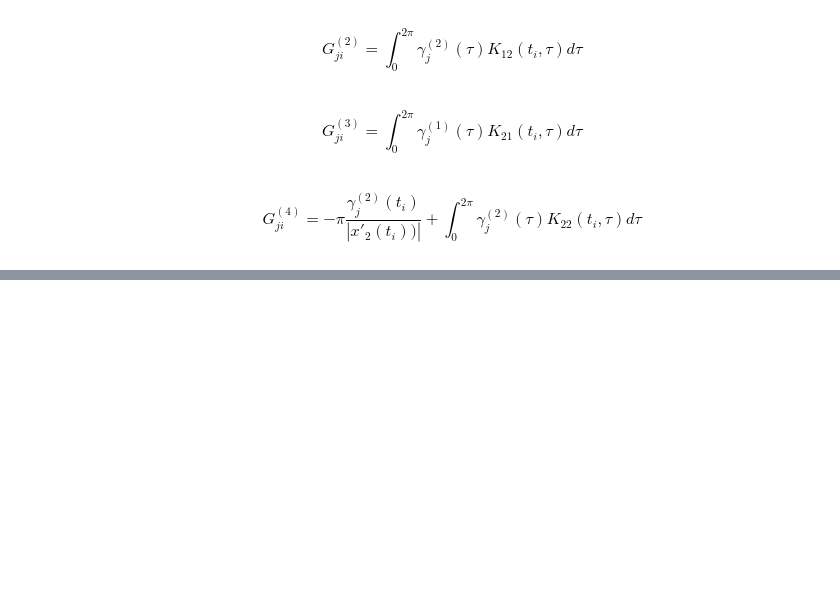
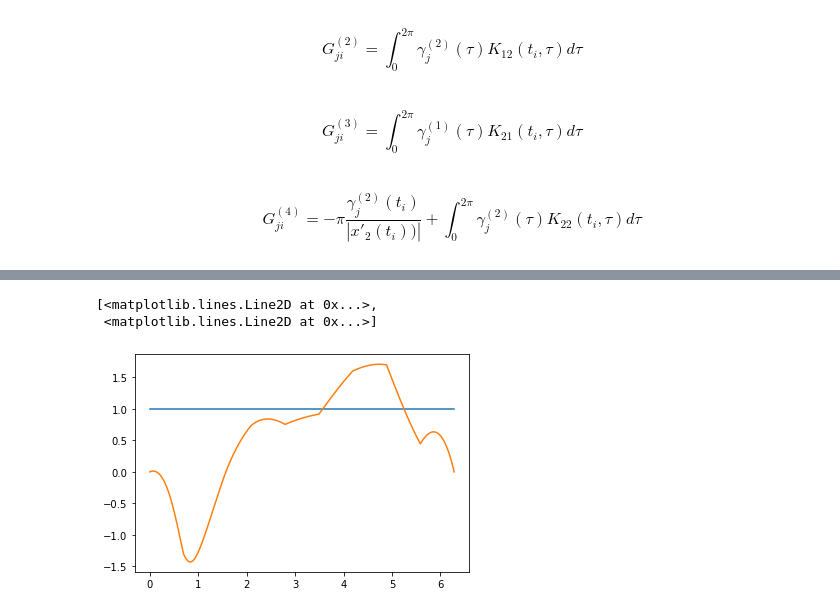
Before and after one commit to BohdanBuhrii/Linear-Integral-Equations, a Jupyter notebook: Program/Collocation.ipynb, the cells around one changed output, grey strips where cells are left out. Cells and saved outputs as stored; diff of their text form; code cells hidden in the pictures; blank space fills up the shorter version.

```diff
--- a/Program/Collocation.ipynb
+++ b/Program/Collocation.ipynb
@@ -114,6 +131,20 @@ def basicFunction(j, x, xx=xx, h=h):
     return (xx[j+1] - x)/h
   else:
     return 0
+# %%
+def quadrature_with_ln_special_case(f, M=100):
+  '''integral from 0 to 2pi'''
+
+  n = M
+  tt = [i*np.pi/M for i in range(2*M)]
+
+  R = lambda i, t: -1/n * sum([1/m* np.cos(m*(t - tt[i])) + 1/(2*n)*np.cos(n*(t - tt[i]))
+                                  for m in range(1, n)])
+
+  def integral(t):
+    return 2*np.pi*sum([R(j,t)*f(tt[j]) for j in range(2*M -1)])
+
+  return integral
 # %% [markdown]
 $$
 G^{(1)}_{ji} = \int_{0}^{2\pi} \gamma^{(1)}_{j}(\tau) K_{11}(t_i, \tau) d \tau
@@ -122,9 +153,9 @@ $$
 G1 = np.zeros((n,n)).tolist()
 for i in range(n):
   for j in range(n):
+    K_1 = quadrature_with_ln_special_case(lambda s: K11_1(xx[i], s)*basicFunction(j, s))(xx[i])
 
-    Kxi_li= lambda s: K11(xx[i], s) * basicFunction(j, s)
+    (K_2, err) = integrate.quad(lambda s: K11_2(xx[i], s)*basicFunction(j, s), a, b)
 
-    (integral, err) = integrate.quad(Kxi_li, a, b)
 
-    G1[i][j] = integral
+    G1[i][j] = K_1 + K_2
@@ -212,2 +327,11 @@ u_approx = lambda x: 1/(2*np.pi) * integrate.quad(psi1_approx(x psi1_approx(x, a
+# %%
+ffff = lambda tau: psi1_approx(tau)*K1([1,1], tau)/LA.norm(dx1(tau))
+
+xxx = np.linspace(0, 2*np.pi, 1000)
+plt.plot(xxx, [1 for x in xxx], xxx, [ffff(x) for x in xxx])
+# %% [output]
+[<matplotlib.lines.Line2D at 0x...>,
+ <matplotlib.lines.Line2D at 0x...>]
+[figure, added]
 # %%
 # TODO перевірити базис Гамма
```
Also changed, not shown: parts of 17 cells of this notebook, 3 other files.
